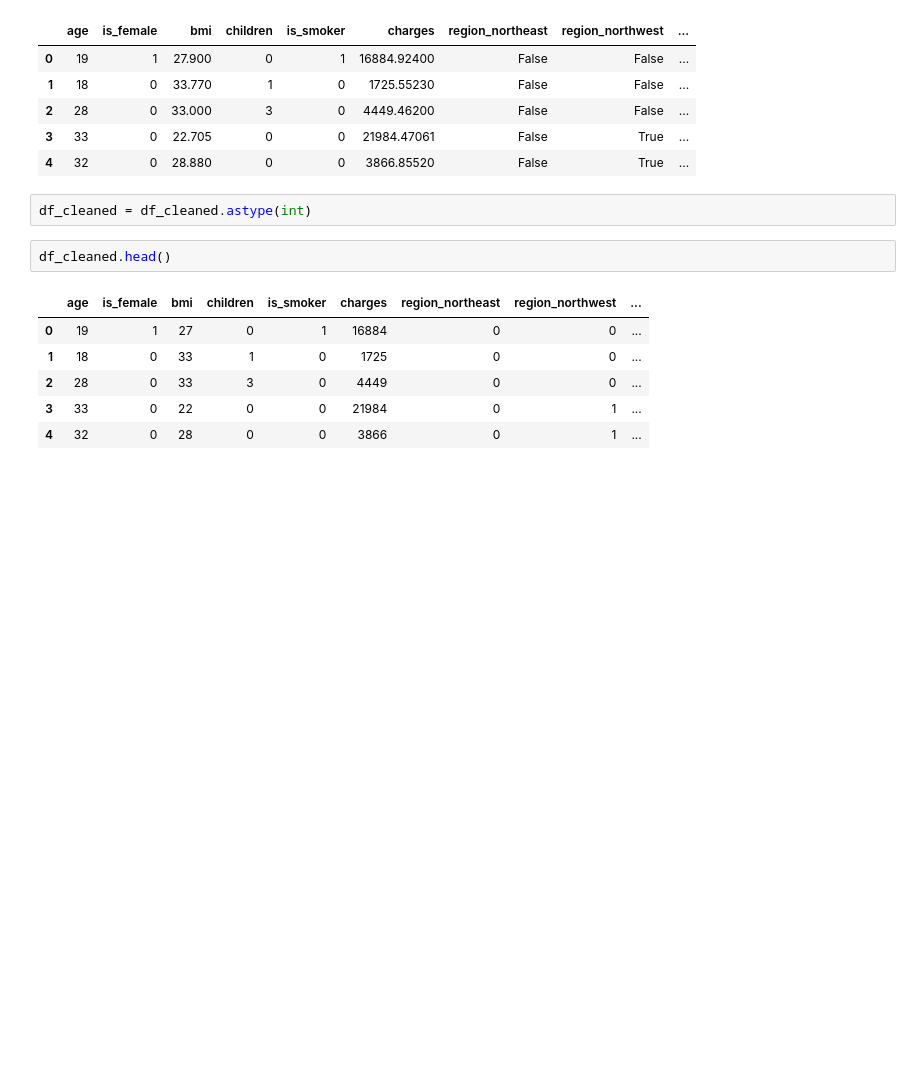
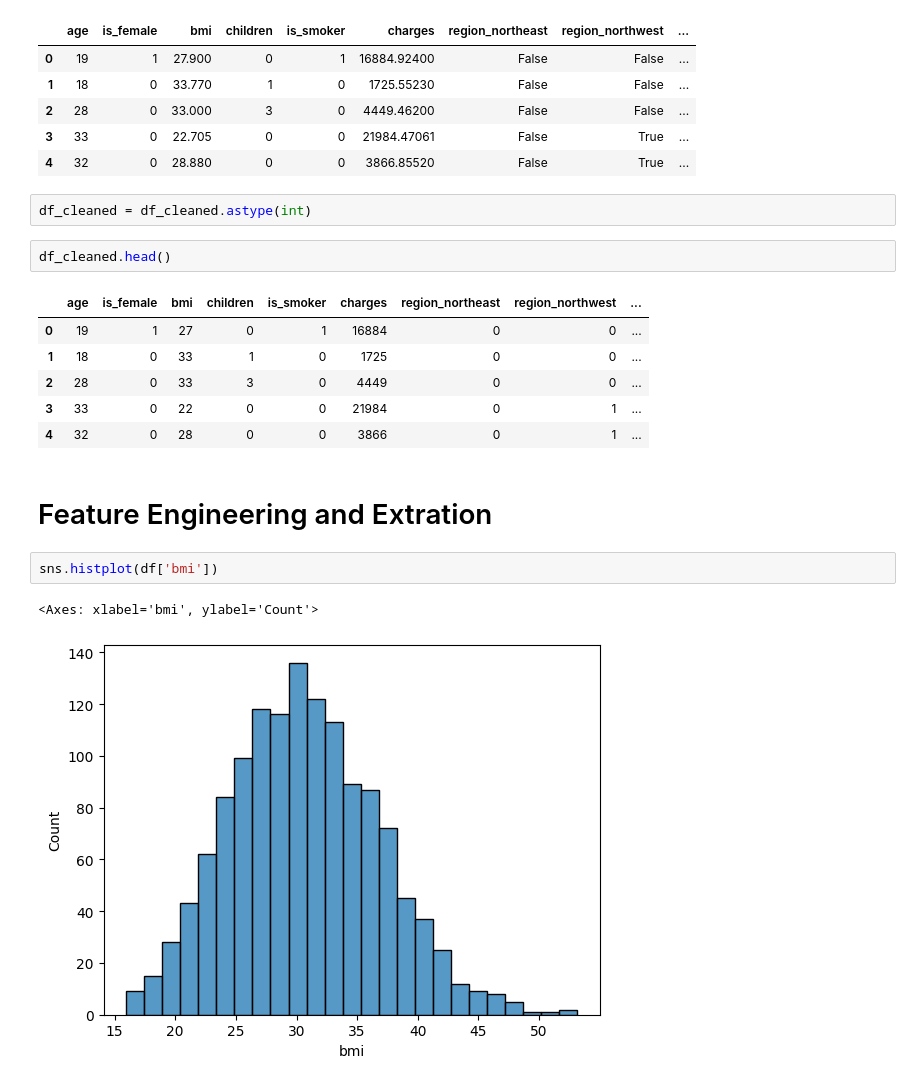
Before and after one commit to Soumyadip778/Machine_Learning_Series, a Jupyter notebook: ML_part1/insurance.ipynb, the cells around one changed output. Cells and saved outputs as stored; diff of their text form; blank space fills up the shorter version.

```diff
--- a/ML_part1/insurance.ipynb
+++ b/ML_part1/insurance.ipynb
@@ -234,3 +234,10 @@ df_cleaned.head()
 | 2 | 28 | 0 | 33 | 3 | 0 | 4449 | 0 | 0 | ... |
 | 3 | 33 | 0 | 22 | 0 | 0 | 21984 | 0 | 1 | ... |
 | 4 | 32 | 0 | 28 | 0 | 0 | 3866 | 0 | 1 | ... |
+# %% [markdown]
+# Feature Engineering and Extration
+# %%
+sns.histplot(df['bmi'])
+# %% [output]
+<Axes: xlabel='bmi', ylabel='Count'>
+[figure, added]
```
Also changed, not shown: parts of 6 cells of this notebook.
